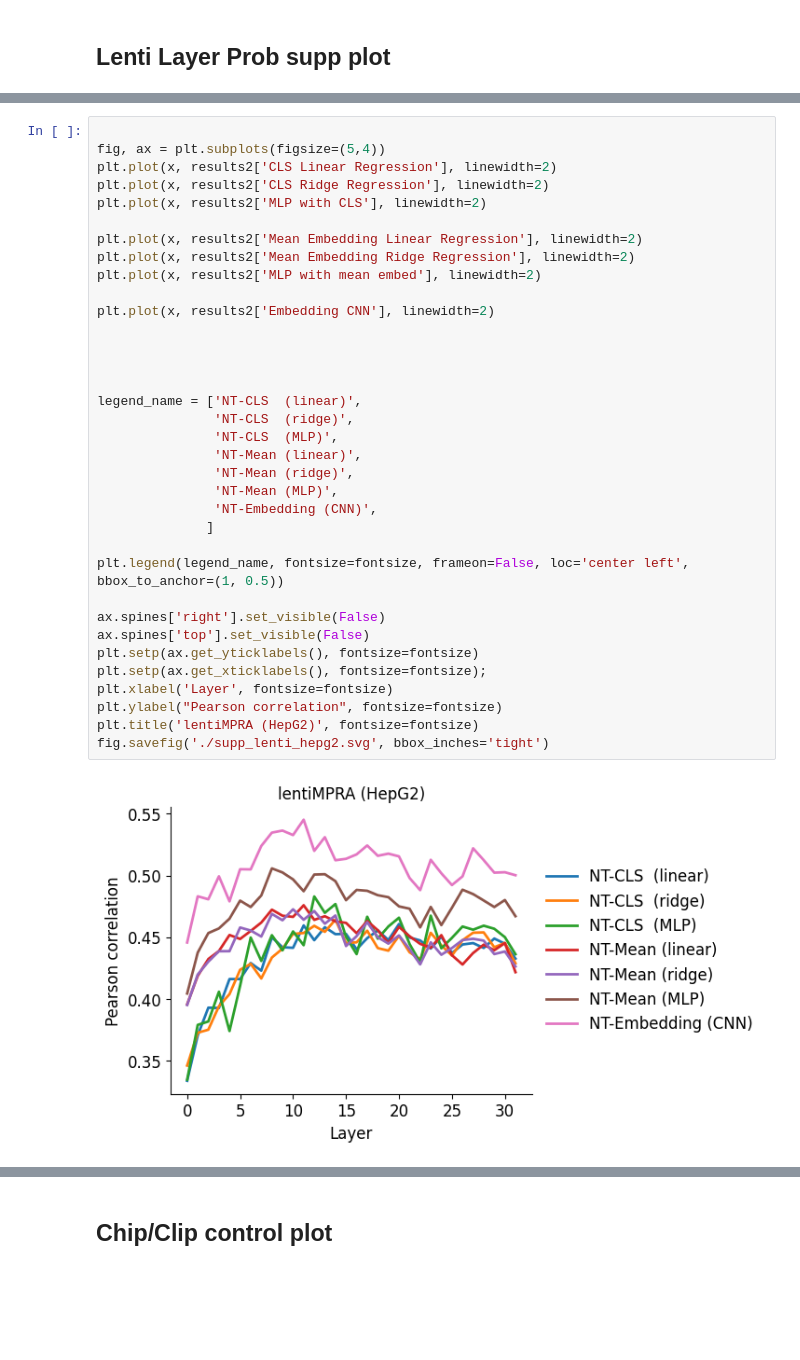
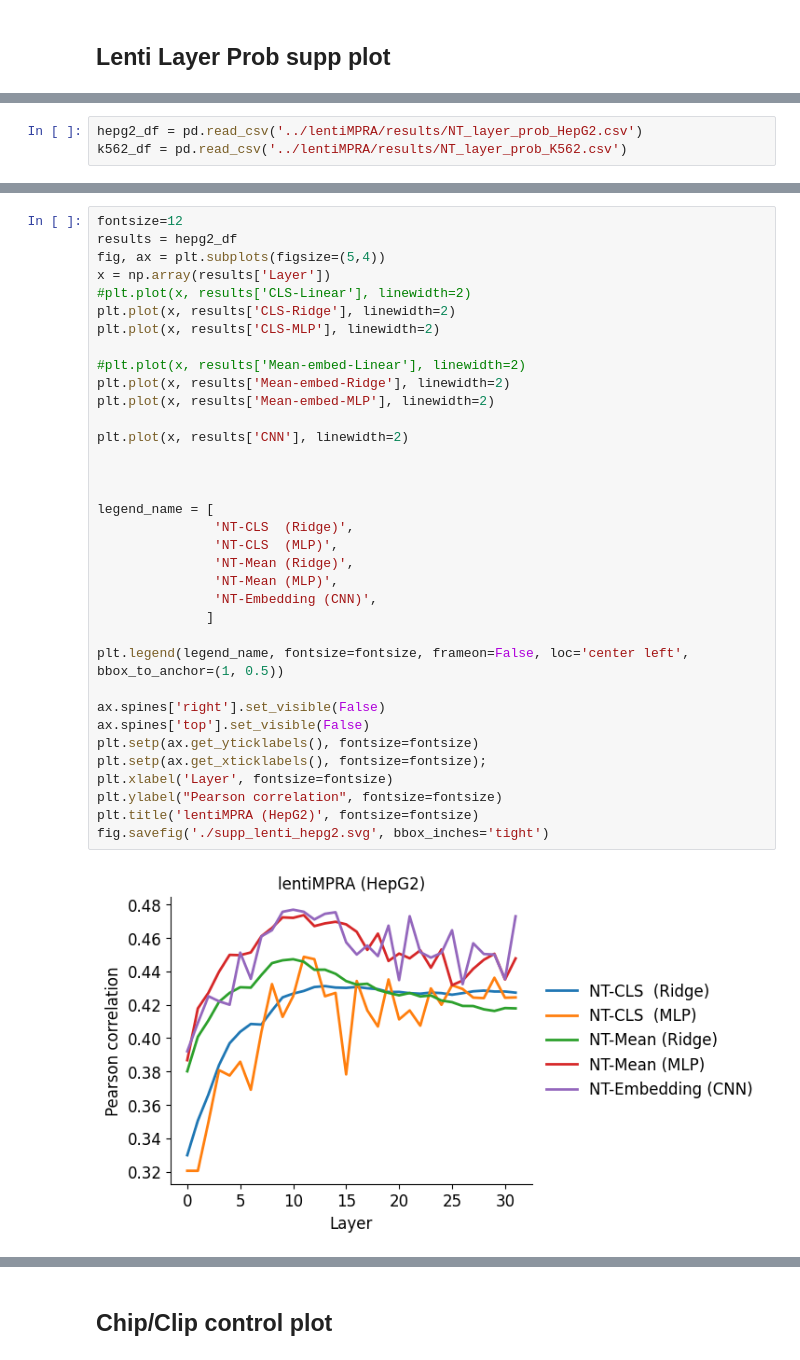
Before and after one commit to amberT15/LLM_eval, a Jupyter notebook: figure/Supp_figure.ipynb, the cells around one changed output, grey strips where cells are left out. Drawn from its saved outputs; the diff is of its cells as text; blank space fills up the shorter version.

```diff
--- a/figure/Supp_figure.ipynb
+++ b/figure/Supp_figure.ipynb
@@ -60,2 +15,5 @@ dict_keys(['CLS Linear Regression', 'CLS Ridge Regression', 'Embedding CNN', 'ML
+# %%
+hepg2_df = pd.read_csv('../lentiMPRA/results/NT_layer_prob_HepG2.csv')
+k562_df = pd.read_csv('../lentiMPRA/results/NT_layer_prob_K562.csv')
 # %%
 fontsize=12
@@ -97,37 +54,37 @@ fig.savefig('./supp_lenti_k562.svg', bbox_inches='tight')
 # %%
+fontsize=12
+results = hepg2_df
+fig, ax = plt.subplots(figsize=(5,4))
+x = np.array(results['Layer'])
+#plt.plot(x, results['CLS-Linear'], linewidth=2)
+plt.plot(x, results['CLS-Ridge'], linewidth=2)
+plt.plot(x, results['CLS-MLP'], linewidth=2)
 
-fig, ax = plt.subplots(figsize=(5,4))
-plt.plot(x, results2['CLS Linear Regression'], linewidth=2)
-plt.plot(x, results2['CLS Ridge Regression'], linewidth=2)
-plt.plot(x, results2['MLP with CLS'], linewidth=2)
+#plt.plot(x, results['Mean-embed-Linear'], linewidth=2)
+plt.plot(x, results['Mean-embed-Ridge'], linewidth=2)
+plt.plot(x, results['Mean-embed-MLP'], linewidth=2)
 
-plt.plot(x, results2['Mean Embedding Linear Regression'], linewidth=2)
-plt.plot(x, results2['Mean Embedding Ridge Regression'], linewidth=2)
-plt.plot(x, results2['MLP with mean embed'], linewidth=2)
-
-plt.plot(x, results2['Embedding CNN'], linewidth=2)
+plt.plot(x, results['CNN'], linewidth=2)
 
 
 
-
-legend_name = ['NT-CLS  (linear)',
-               'NT-CLS  (ridge)',
+legend_name = [
+               'NT-CLS  (Ridge)',
                'NT-CLS  (MLP)',
-               'NT-Mean (linear)',
-               'NT-Mean (ridge)',
+               'NT-Mean (Ridge)',
                'NT-Mean (MLP)',
                'NT-Embedding (CNN)',
               ]
 
 plt.legend(legend_name, fontsize=fontsize, frameon=False, loc='center left', bbox_to_anchor=(1, 0.5))
 
 ax.spines['right'].set_visible(False)
 ax.spines['top'].set_visible(False)
 plt.setp(ax.get_yticklabels(), fontsize=fontsize)
 plt.setp(ax.get_xticklabels(), fontsize=fontsize);
 plt.xlabel('Layer', fontsize=fontsize)
 plt.ylabel("Pearson correlation", fontsize=fontsize)
 plt.title('lentiMPRA (HepG2)', fontsize=fontsize)
 fig.savefig('./supp_lenti_hepg2.svg', bbox_inches='tight')
 # %% [output]
-[figure, old version]
+[figure, new version]
```
Also changed, not shown: parts of 8 cells of this notebook, 1 other file.
